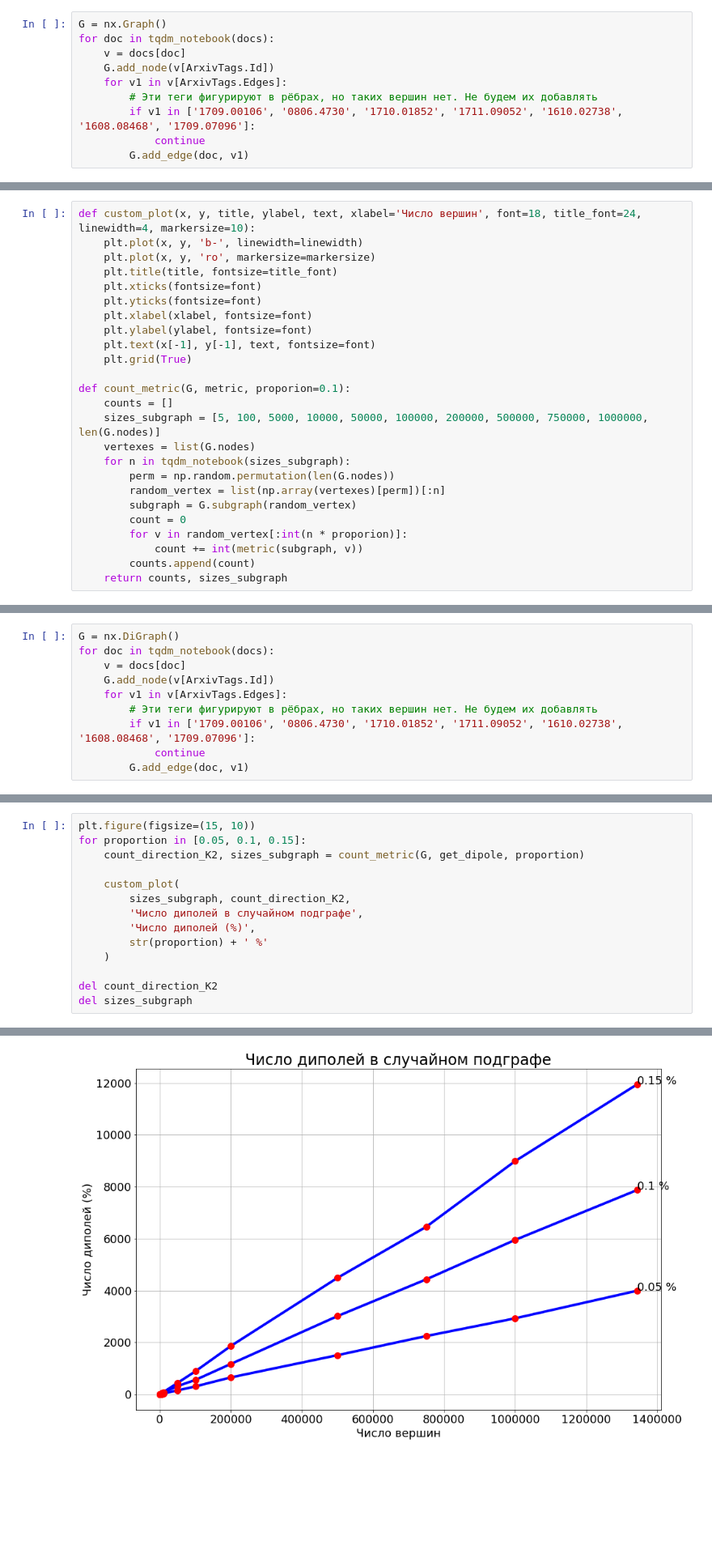
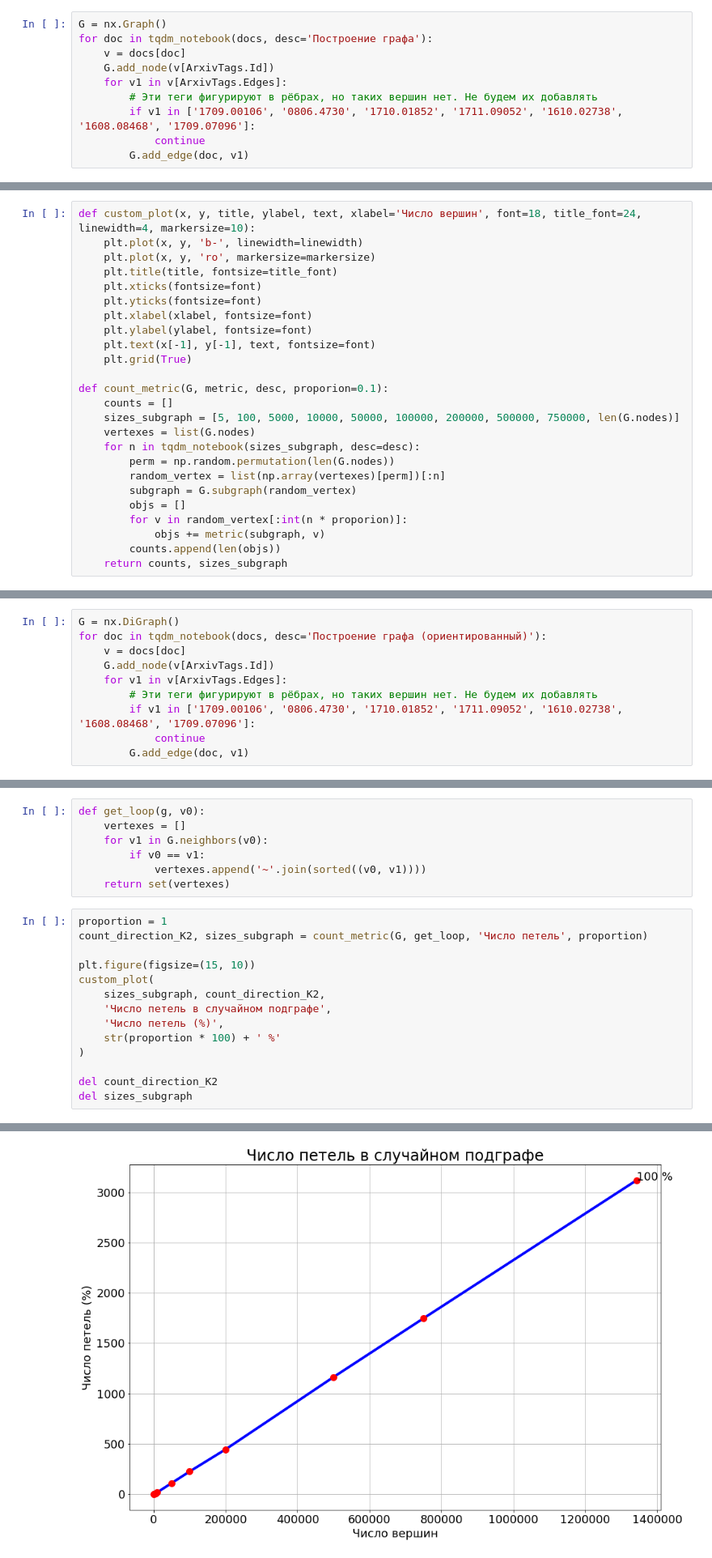
Before and after one commit to Hedgehogues/MSU_PZAD, a Jupyter notebook: HW-graph/Untitled.ipynb, the cells around one changed output, grey strips where cells are left out. Shown at 81% size. Saved outputs shown, nothing was run; the diff lists cells and outputs as text; blank space fills up the shorter version.

```diff
--- a/HW-graph/Untitled.ipynb
+++ b/HW-graph/Untitled.ipynb
@@ -592,6 +614,6 @@ docs = load_arxiv("paperscape-data-master/")
 # %%
 G = nx.Graph()
-for doc in tqdm_notebook(docs):
+for doc in tqdm_notebook(docs, desc='Построение графа'):
     v = docs[doc]
     G.add_node(v[ArxivTags.Id])
     for v1 in v[ArxivTags.Edges]:
@@ -613,18 +635,18 @@ def custom_plot(x, y, title, ylabel, text, xlabel='Число вершин', fon
     plt.text(x[-1], y[-1], text, fontsize=font)
     plt.grid(True)
 
-def count_metric(G, metric, proporion=0.1):
+def count_metric(G, metric, desc, proporion=0.1):
     counts = []
-    sizes_subgraph = [5, 100, 5000, 10000, 50000, 100000, 200000, 500000, 750000, 1000000, len(G.nodes)]
+    sizes_subgraph = [5, 100, 5000, 10000, 50000, 100000, 200000, 500000, 750000, len(G.nodes)]
     vertexes = list(G.nodes)
-    for n in tqdm_notebook(sizes_subgraph):
+    for n in tqdm_notebook(sizes_subgraph, desc=desc):
         perm = np.random.permutation(len(G.nodes))
         random_vertex = list(np.array(vertexes)[perm])[:n]
         subgraph = G.subgraph(random_vertex)
-        count = 0
+        objs = []
         for v in random_vertex[:int(n * proporion)]:
-            count += int(metric(subgraph, v))
-        counts.append(count)
+            objs += metric(subgraph, v)
+        counts.append(len(objs))
     return counts, sizes_subgraph
 # %%
 def get_triangle(g, v0):
@@ -663,6 +694,6 @@ False
 # %%
 G = nx.DiGraph()
-for doc in tqdm_notebook(docs):
+for doc in tqdm_notebook(docs, desc='Построение графа (ориентированный)'):
     v = docs[doc]
     G.add_node(v[ArxivTags.Id])
     for v1 in v[ArxivTags.Edges]:
@@ -680,14 +749,21 @@ def get_dipole(g, v0):
+# %%
+def get_loop(g, v0):
+    vertexes = []
+    for v1 in G.neighbors(v0):
+        if v0 == v1:
+            vertexes.append('~'.join(sorted((v0, v1))))
+    return set(vertexes)
 # %%
+proportion = 1
+count_direction_K2, sizes_subgraph = count_metric(G, get_loop, 'Число петель', proportion)
+
 plt.figure(figsize=(15, 10))
-for proportion in [0.05, 0.1, 0.15]:
-    count_direction_K2, sizes_subgraph = count_metric(G, get_dipole, proportion)
-
-    custom_plot(
-        sizes_subgraph, count_direction_K2,
-        'Число диполей в случайном подграфе',
-        'Число диполей (%)',
-        str(proportion) + ' %'
-    )
+custom_plot(
+    sizes_subgraph, count_direction_K2,
+    'Число петель в случайном подграфе',
+    'Число петель (%)',
+    str(proportion * 100) + ' %'
+)
 
 del count_direction_K2
 del sizes_subgraph
@@ -698 +772 @@ del sizes_subgraph
-[figure, old version]
+[figure, new version]
```
Also changed, not shown: parts of 38 cells of this notebook, 2 other files.
